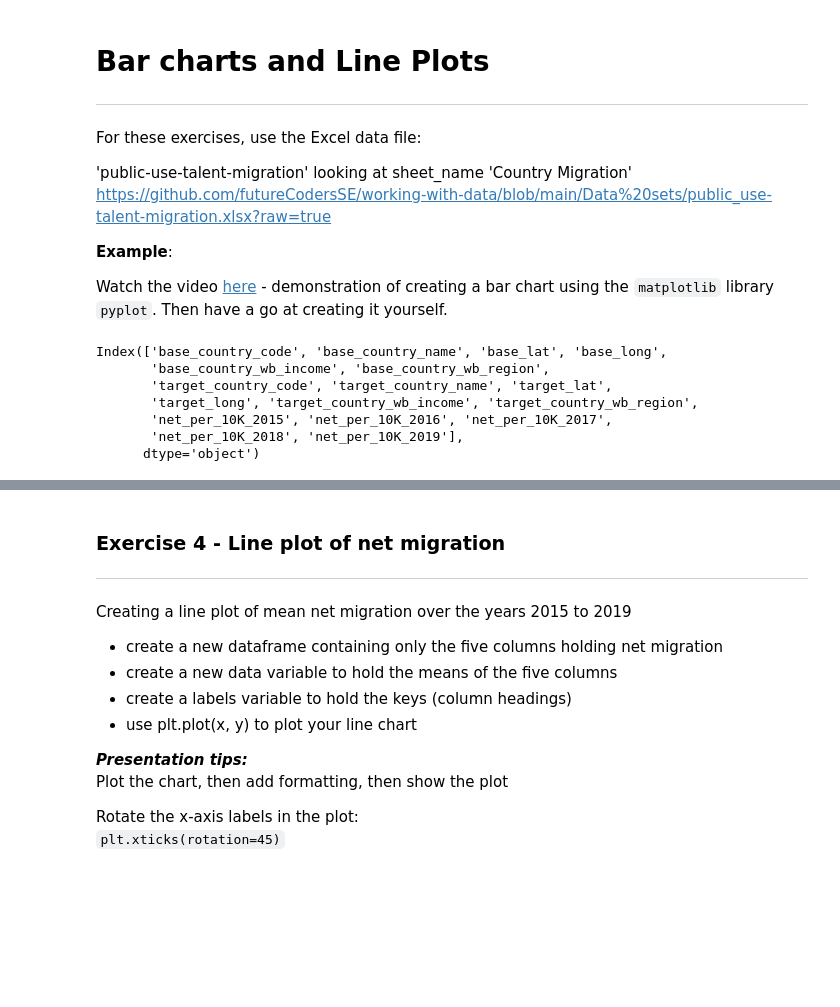
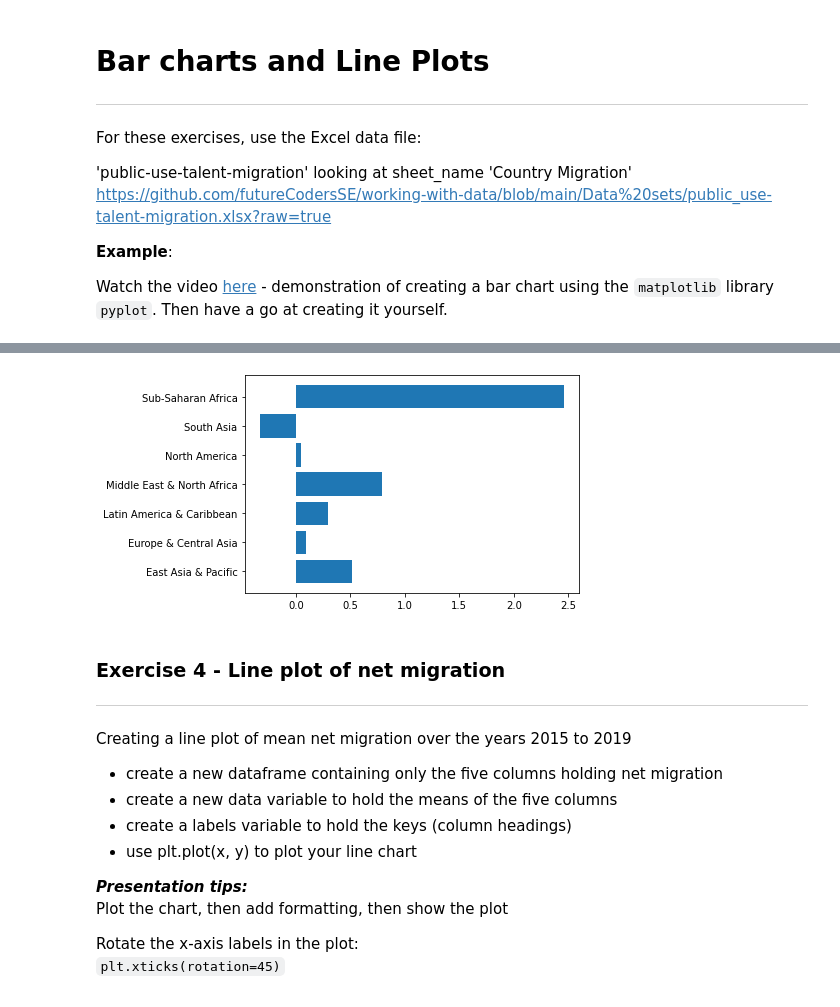
Before and after one commit to claret003/pythoncourse, a Jupyter notebook: Worksheets/Correlation_and_visualisation.ipynb, the cells around one changed output, grey strips where cells are left out. Saved outputs shown, nothing was run; the diff lists cells and outputs as text; code cells hidden in the pictures; blank space fills up the shorter version.

```diff
--- a/Worksheets/Correlation_and_visualisation.ipynb
+++ b/Worksheets/Correlation_and_visualisation.ipynb
@@ -212,21 +212,15 @@ https://github.com/futureCodersSE/working-with-data/blob/main/Data%20sets/public
 
 Watch the video [here](https://drive.google.com/file/d/1eNOy7fhkB2CSfVdb66kqB66qXfoPfOpd/view?usp=sharing) - demonstration of creating a bar chart using the `matplotlib` library `pyplot`.  Then have a go at creating it yourself.
 # %%
-import matplotlib as plt
+import matplotlib.pyplot as plt
 
 migration = pd.read_excel('https://github.com/futureCodersSE/working-with-data/blob/main/Data%20sets/public_use-talent-migration.xlsx?raw=true', sheet_name = 'Country Migration')
-print(migration.columns)
-
-migration.head()
 
 #could group by base_country_wb_region or by base_country_name or target_country_name or target_country_wb_region
+migration_regions = migration.groupby(['base_country_wb_region']).mean() #this groups by region and calculates the mean for that region across all numerical columns
+data = migration_regions['net_per_10K_2015']
+labels = data.keys()
 
-plt.bar()
+plt.barh(labels,data) #x axis, the y
+plt.show()
 # %% [output]
-Index(['base_country_code', 'base_country_name', 'base_lat', 'base_long',
-       'base_country_wb_income', 'base_country_wb_region',
-       'target_country_code', 'target_country_name', 'target_lat',
-       'target_long', 'target_country_wb_income', 'target_country_wb_region',
-       'net_per_10K_2015', 'net_per_10K_2016', 'net_per_10K_2017',
-       'net_per_10K_2018', 'net_per_10K_2019'],
-      dtype='object')
@@ -239,3 +227,4 @@ Index(['base_country_code', 'base_country_name', 'base_lat', 'base_long',
+[figure, added]
 # %% [markdown]
 ### Exercise 4 - Line plot of net migration
 ---
```
Also changed, not shown: parts of 2 cells of this notebook.
